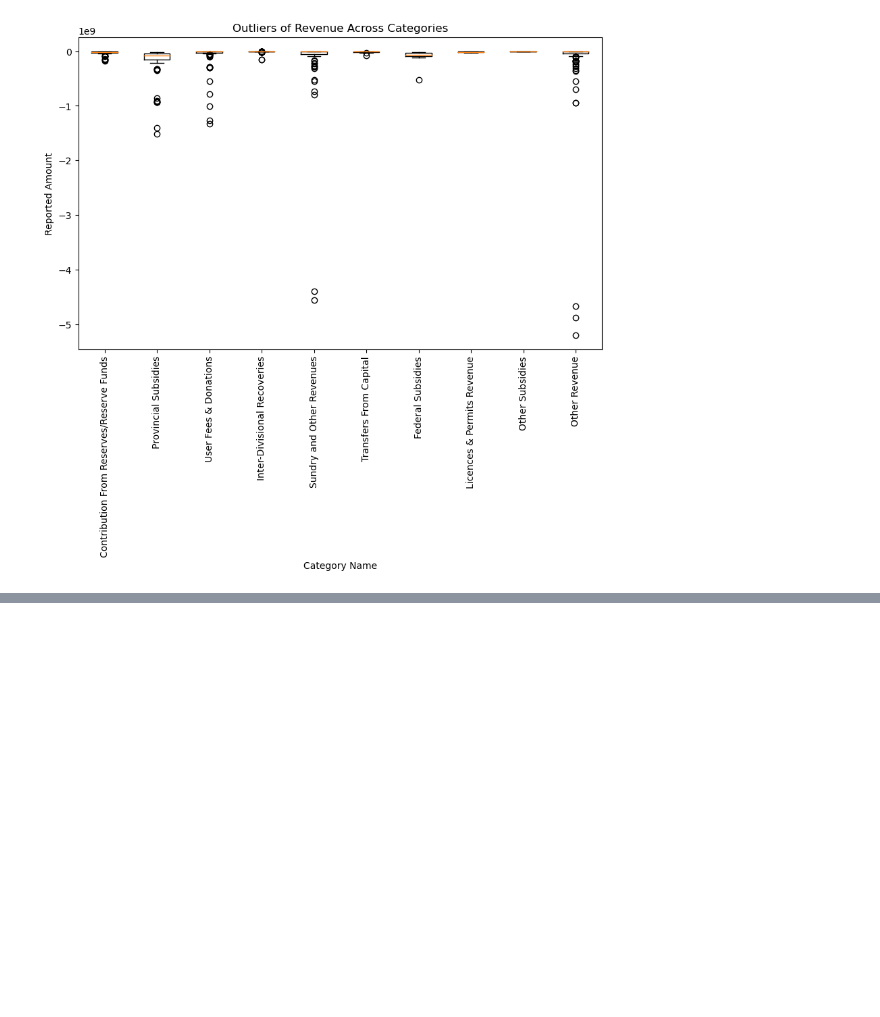
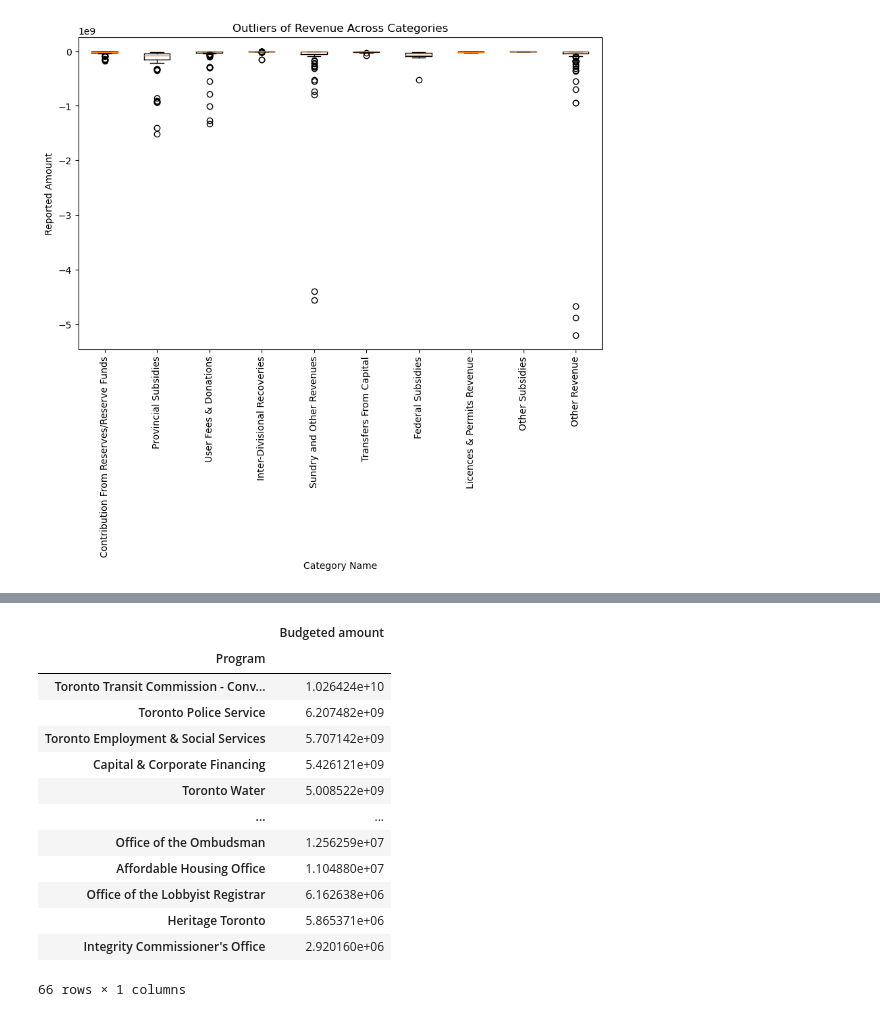
Before and after one commit to aayushgambhir2023/DA-Project-1, a Jupyter notebook: DataCleaning_Outliers_BoxPlots.ipynb, the cells around one changed output, grey strips where cells are left out. Cells and saved outputs as stored; diff of their text form; code cells hidden in the pictures; blank space fills up the shorter version.

```diff
--- a/DataCleaning_Outliers_BoxPlots.ipynb
+++ b/DataCleaning_Outliers_BoxPlots.ipynb
@@ -301,0 +283,19 @@ df_budget
+# %%
+budget_sum_by_program = combined_exp_df.groupby('Program')['Budgeted amount'].sum()
+df_budget = pd.DataFrame(budget_sum_by_program)
+df_budget.sort_values('Budgeted amount', ascending=False)
+# %% [output]
+|  | Budgeted amount |
+| Program |  |
+| Toronto Transit Commission - Conv... | 1.026424e+10 |
+| Toronto Police Service | 6.207482e+09 |
+| Toronto Employment & Social Services | 5.707142e+09 |
+| Capital & Corporate Financing | 5.426121e+09 |
+| Toronto Water | 5.008522e+09 |
+| ... | ... |
+| Office of the Ombudsman | 1.256259e+07 |
+| Affordable Housing Office | 1.104880e+07 |
+| Office of the Lobbyist Registrar | 6.162638e+06 |
+| Heritage Toronto | 5.865371e+06 |
+| Integrity Commissioner's Office | 2.920160e+06 |
+66 rows × 1 columns
```
Also changed, not shown: parts of 9 cells of this notebook.
